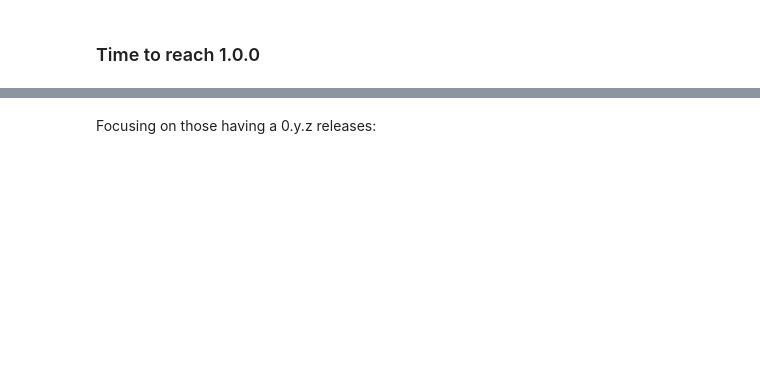
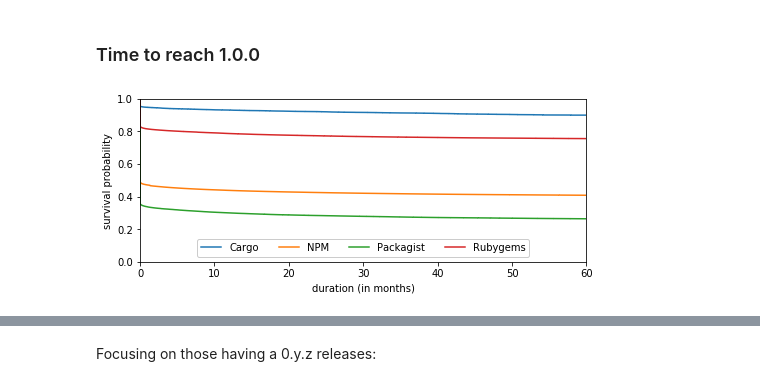
Before and after one commit to AlexandreDecan/secos-zero, a Jupyter notebook: notebooks/Magic zero.ipynb, the cells around one changed output, grey strips where cells are left out. Saved outputs shown, nothing was run; the diff lists cells and outputs as text; code cells hidden in the pictures; blank space fills up the shorter version.

```diff
--- a/notebooks/Magic zero.ipynb
+++ b/notebooks/Magic zero.ipynb
@@ -1075,31 +1226,33 @@ data
 # %%
 fig, ax = matplotlib.pyplot.subplots()
 
 data = dict()
 for ecosystem in ECOSYSTEMS:
     _ = (
         df_temp[ecosystem]
         .assign(duration=lambda d: (d['date_nonzero'].fillna(CENSOR_DATE) - d['date_zero']) / pandas.to_timedelta('30 day'))
         .assign(observed=lambda d: ~d['date_nonzero'].isnull())
         .assign(duration=lambda d: d['duration'].fillna(0))
     )
 
 
     kmf = lifelines.KaplanMeierFitter()
     kmf.fit(_.duration, _.observed, label=ecosystem)
-    kmf.plot(ci_show=True, ax=ax, c=COLORS[ecosystem])
+    kmf.plot(ci_show=False, ax=ax, c=COLORS[ecosystem])
     data[ecosystem] = kmf
 
 ax.legend(ncol=4, loc='lower center')
 
 ax.set(
     xlim=(0, 60),
     xlabel='duration (in months)',
     ylim=(0, 1),
     ylabel='survival probability'
 )
 
 savefig(fig, 'barrier_time_uncensored')
+# %% [output]
+[figure, added]
 # %%
 pandas.concat([
     data[ecosystem]
```
Also changed, not shown: parts of 51 cells of this notebook.
